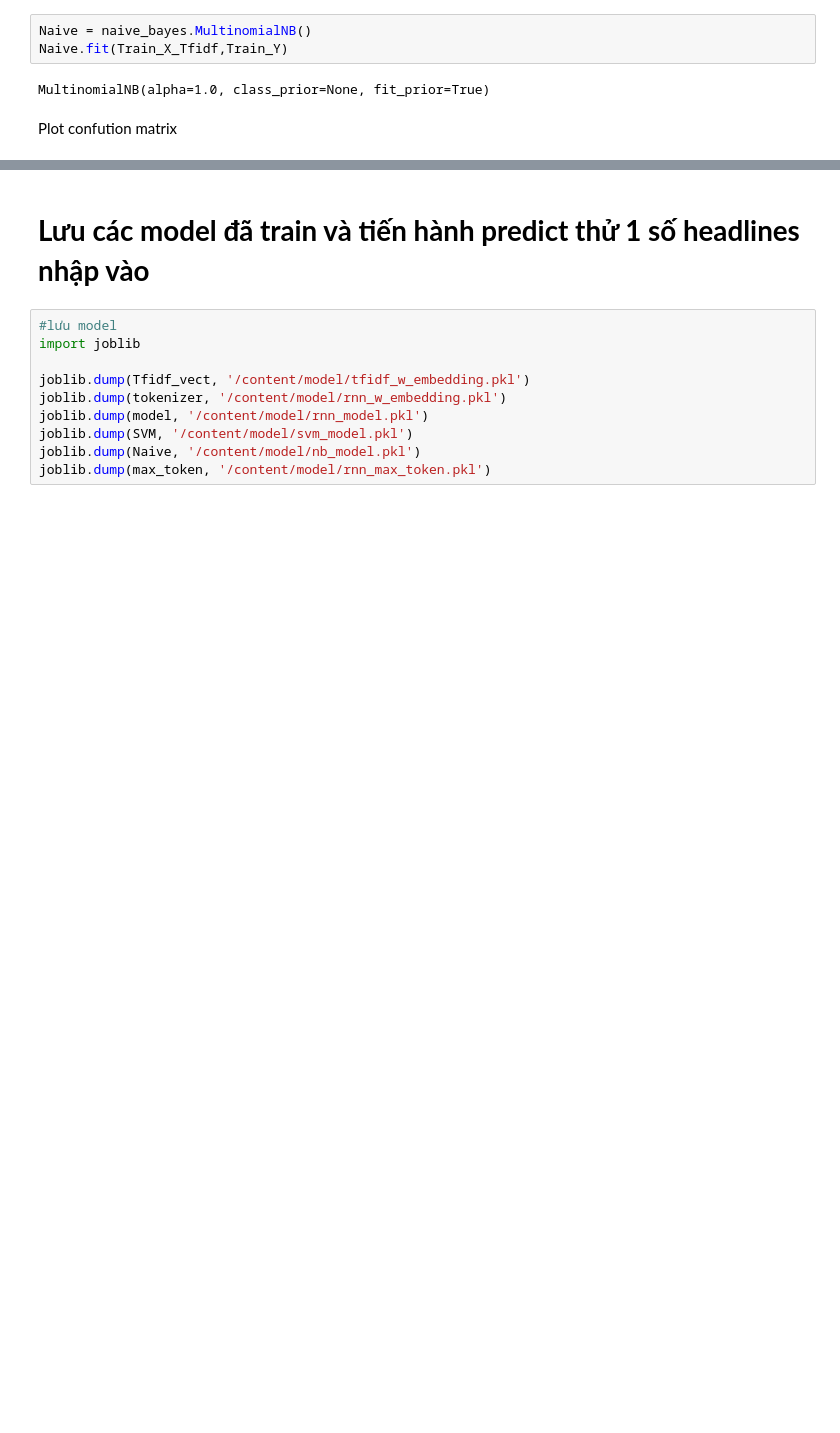
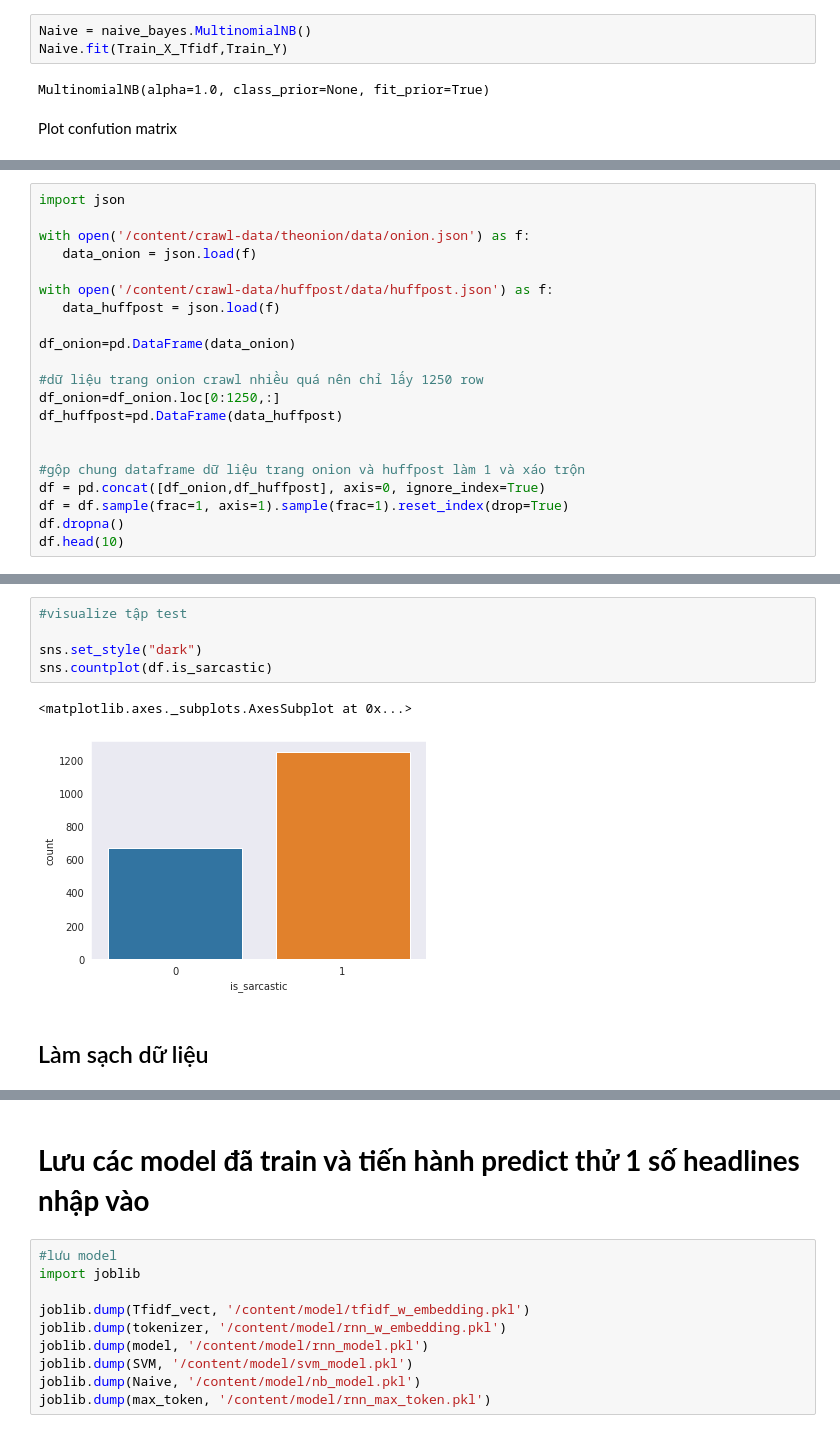
Before and after one commit to ndvinh98/CS114.K21-Machine-Learning, a Jupyter notebook: Report_Case_Study_1.ipynb, the cells around one changed output, grey strips where cells are left out. Cells and saved outputs as stored; diff of their text form; blank space fills up the shorter version.

```diff
--- a/Report_Case_Study_1.ipynb
+++ b/Report_Case_Study_1.ipynb
@@ -410,0 +430,21 @@ weighted avg       0.82      0.82      0.82      8586
+# %%
+import json
+
+with open('/content/crawl-data/theonion/data/onion.json') as f:
+   data_onion = json.load(f)
+
+with open('/content/crawl-data/huffpost/data/huffpost.json') as f:
+   data_huffpost = json.load(f)
+
+df_onion=pd.DataFrame(data_onion)
+
+#dữ liệu trang onion crawl nhiều quá nên chỉ lấy 1250 row
+df_onion=df_onion.loc[0:1250,:]
+df_huffpost=pd.DataFrame(data_huffpost)
+
+
+#gộp chung dataframe dữ liệu trang onion và huffpost làm 1 và xáo trộn
+df = pd.concat([df_onion,df_huffpost], axis=0, ignore_index=True)
+df = df.sample(frac=1, axis=1).sample(frac=1).reset_index(drop=True)
+df.dropna()
+df.head(10)
@@ -410,0 +463,10 @@ weighted avg       0.82      0.82      0.82      8586
+# %%
+#visualize tập test
+
+sns.set_style("dark")
+sns.countplot(df.is_sarcastic)
+# %% [output]
+<matplotlib.axes._subplots.AxesSubplot at 0x...>
+[figure, added]
+# %% [markdown]
+## Làm sạch dữ liệu
```
Also changed, not shown: parts of 32 cells of this notebook.
